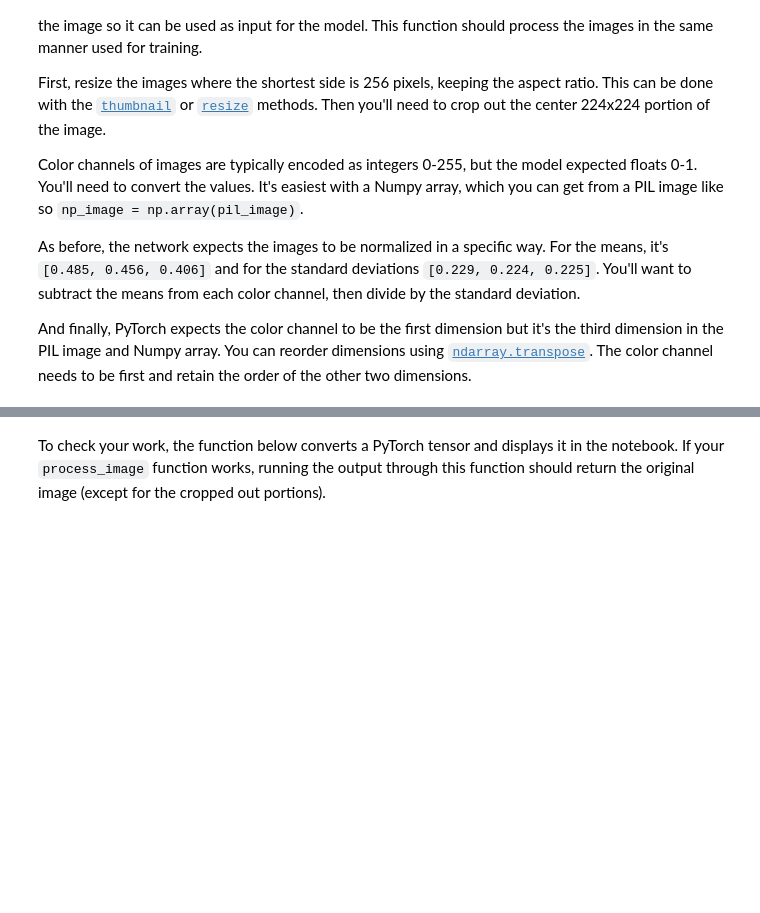
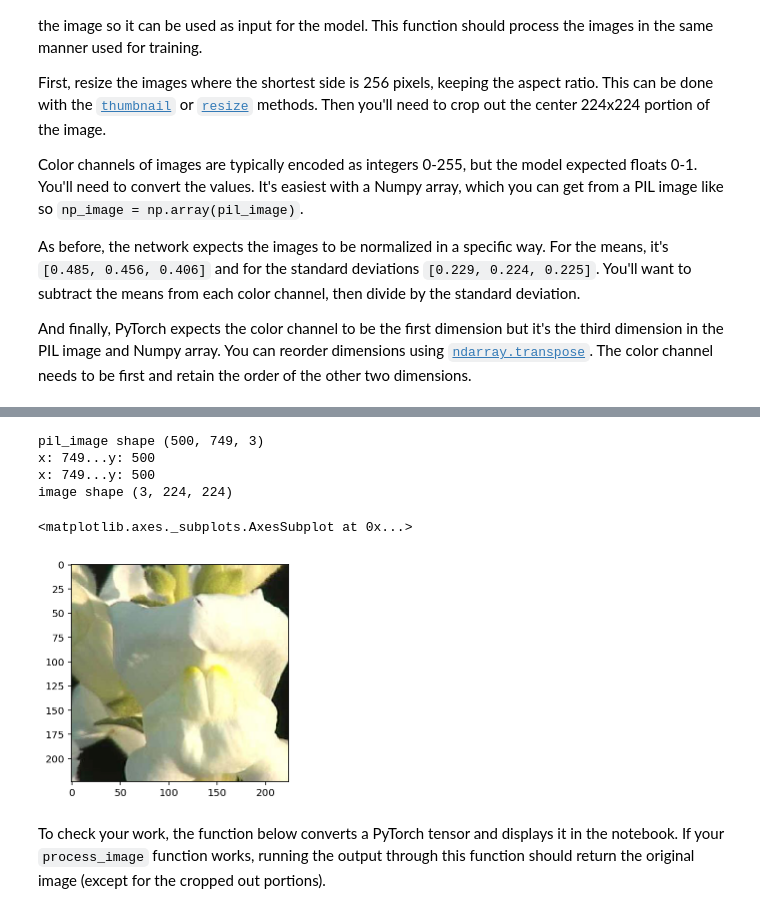
Before and after one commit to Khanna111/aipnd-project, a Jupyter notebook: Image Classifier Project.ipynb, the cells around one changed output, grey strips where cells are left out. Saved outputs shown, nothing was run; the diff lists cells and outputs as text; code cells hidden in the pictures; blank space fills up the shorter version.

```diff
--- a/Image Classifier Project.ipynb
+++ b/Image Classifier Project.ipynb
@@ -567,3 +555,80 @@ tensor([[[ 2.0605,  2.0777,  2.0777,  ..., -1.4672, -1.5185, -1.5699],
+# %%
+
+
+def process_image(image_path):
+    ''' Scales, crops, and normalizes a PIL image for a PyTorch model,
+        returns an Numpy array
+
+        From the reviewer:
+            -Find the ratio between larger and smaller side
+            -Resize smaller side to 256 and larger side to 256*ratio
+            -Crop image to 224 by 224
+            -Convert to numpy and normalize
+    '''
+
+    # TODO: Process a PIL image for use in a PyTorch model
+
+    pil_image = Image.open(image_path)
+
+    print(f"pil_image shape {np.array(pil_image).shape}")
+
+    x = pil_image.size[0]
+    y = pil_image.size[1]
+
+    print (f"x: {x}...y: {y}")
+    print (f"x: {pil_image.width}...y: {pil_image.height}")
+
+    # Resize
+    if x > y:
+        pil_image = pil_image.resize((256*x//y, 256))
+    else:
+        pil_image = pil_image.resize((256, 256*x//y))
+
+    # Crop
+    # -----
+    # left
+    l = (pil_image.width - 224) / 2
+    # right
+    r = l + 224
+
+    # top
+    t  = (pil_image.height - 224) / 2
+    # bottom
+    b = t + 224
+
+    pil_image = pil_image.crop((l, t, r, b))
+
+    # convert to numpy
+    img = np.array(pil_image)
+
+    # Divide by 255 to get color channels range: [0,1]
+    img = img/255
+
+    #  Normalize
+    mean = np.array([0.485, 0.456, 0.406])
+    std = np.array([0.229, 0.224, 0.225])
+
+    img = (img - mean)/std
+
+    # Pytorch expects image to have color channel as the first column
+    img = img.transpose((2,0,1))
+
+    print(f"image shape {img.shape}")
+
+    return img
+
+
+
+image_path = 'flowers/test/11/image_03098.jpg'
+img = process_image(image_path)
+imshow(img)
+# %% [output]
+pil_image shape (500, 749, 3)
+x: 749...y: 500
+x: 749...y: 500
+image shape (3, 224, 224)
+<matplotlib.axes._subplots.AxesSubplot at 0x...>
+[figure, added]
 # %% [markdown]
 To check your work, the function below converts a PyTorch tensor and displays it in the notebook. If your `process_image` function works, running the output through this function should return the original image (except for the cropped out portions).
 # %%
```
Also changed, not shown: parts of 7 cells of this notebook, 1 other file.
